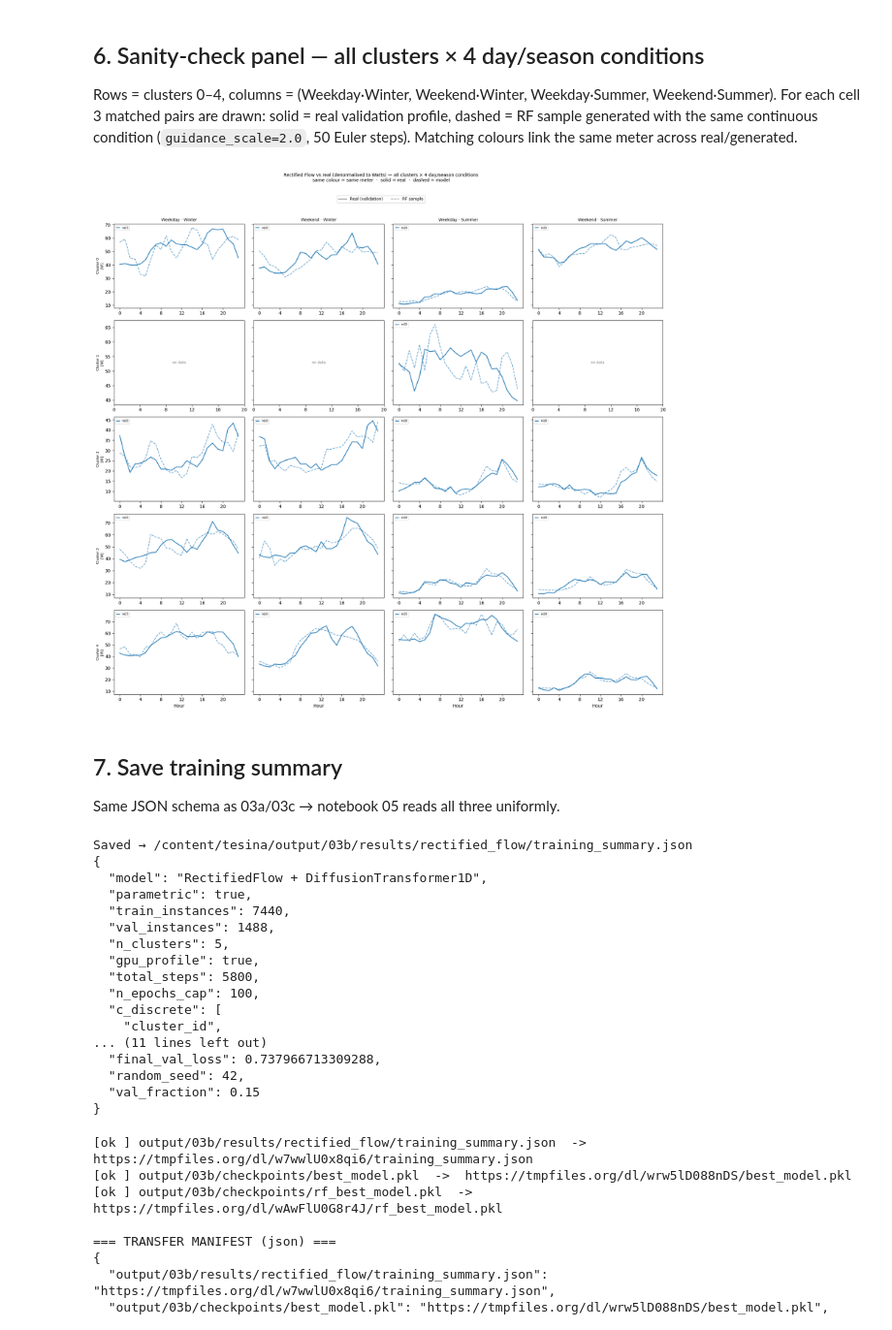
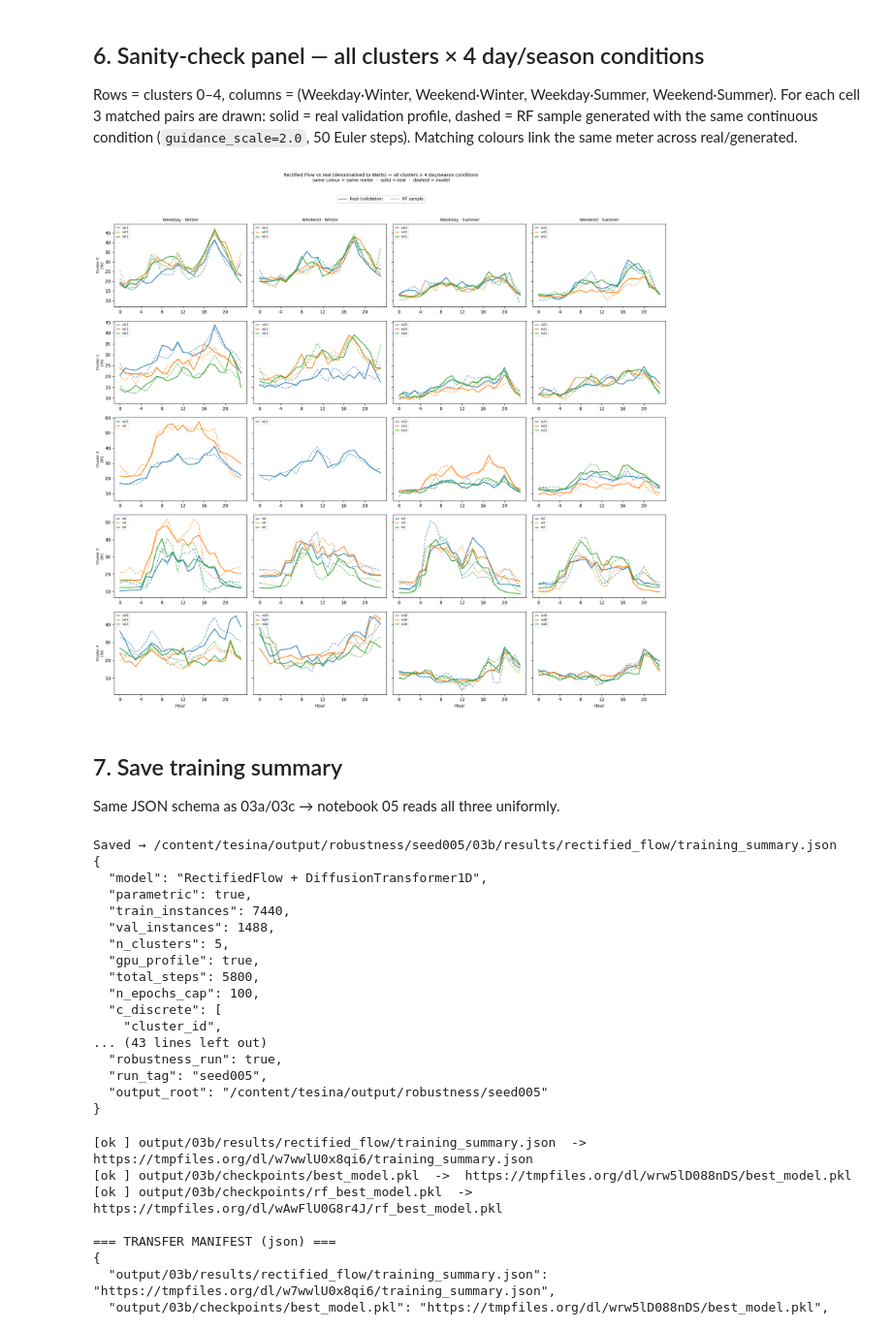
Before and after one commit to ncapac/tesina, a Jupyter notebook: notebooks/03b_rectified_flow_training.ipynb, the cells around one changed output. Shown at 97% size. Drawn from its saved outputs; the diff is of its cells as text; code cells hidden in the pictures.

```diff
--- a/notebooks/03b_rectified_flow_training.ipynb
+++ b/notebooks/03b_rectified_flow_training.ipynb
@@ -81,8 +89,14 @@ if not GPU and _dev0 in ("gpu", "tpu"):
     GPU = True   # auto-upgrade when an accelerator is actually present
 print(f"[runtime] jax device = {_dev0!r}  GPU profile = {GPU}")
 
-RANDOM_SEED  = 42
+RANDOM_SEED  = int(os.environ.get("TESINA_METER_SPLIT_SEED", os.environ.get("TESINA_SPLIT_SEED", "42")))
 VAL_FRACTION = 0.15
 BATCH_SIZE   = 128 if GPU else 64
+ROBUSTNESS_RUN = bool(int(os.environ.get("TESINA_ROBUSTNESS", "0")))
+RUN_TAG = f"seed{RANDOM_SEED:03d}"
+OUTPUT_ROOT = pathlib.Path(OUTPUT_DIR)
+RUN_OUTPUT_DIR = OUTPUT_ROOT / "robustness" / RUN_TAG if ROBUSTNESS_RUN else OUTPUT_ROOT
+print(f"[split] meter_split_seed={RANDOM_SEED}  val_fraction={VAL_FRACTION}")
+print(f"[outputs] robustness={ROBUSTNESS_RUN}  run_tag={RUN_TAG}  root={RUN_OUTPUT_DIR}")
 # %% [output]
 [runtime] jax device = 'gpu'  GPU profile = True
@@ -242,7 +258,7 @@ are identical to 03a:
 | **`GPU=False`**| 2 000  | 3      | 50     | 3        |
 | **`GPU=True`** | 100 000| 100    | 500    | 20       |
 # %%
-ckpt_dir = pathlib.Path(OUTPUT_DIR) / '03b' / 'checkpoints'
+ckpt_dir = RUN_OUTPUT_DIR / '03b' / 'checkpoints'
 ckpt_dir.mkdir(parents=True, exist_ok=True)
 # Runtime profile selects only epoch count + early-stop patience; total
 # steps are derived from loader length so the cosine LR schedule matches
@@ -257,6 +273,7 @@ TOTAL_STEPS     = N_EPOCHS * steps_per_epoch
 WARMUP          = max(20, int(0.05 * TOTAL_STEPS))
 print(f'[schedule] steps/epoch={steps_per_epoch}  total_steps={TOTAL_STEPS}  '
       f'warmup={WARMUP}  n_epochs={N_EPOCHS}')
+print(f'[checkpoint] {ckpt_dir}')
 
 trainer = RFTrainer(
     model=model, rf=rf,
@@ -321,7 +353,7 @@ from matplotlib.lines import Line2D
 from src.data.dataset import shape_denormalize
 
 hours = np.arange(24)
-n_sample = 1
+n_sample = 3
 key_smp = jax.random.PRNGKey(123)
 
 day_season_specs = [
@@ -366,43 +398,45 @@ for row, cid in enumerate(range(N_CLUSTERS)):
         gen_norm = np.asarray(rf.sample(
             trainer.model, cd_q, cc_q,
             seq_len=24, batch_size=len(chosen), key=sub,
-            n_steps=20, guidance_scale=2.0,
+            n_steps=50, guidance_scale=2.0,
         ))
         lm_q, ls_q = invert_scale_z(np.asarray(cc_q[:, 1]),
                                     np.asarray(cc_q[:, 2]), scale_stats)
         real_W = shape_denormalize(x_val[chosen], log_mean_val[chosen], log_std_val[chosen])
         gen_W = shape_denormalize(gen_norm, lm_q, ls_q)
         for k, ci in enumerate(chosen):
             mid = int(mid_val[ci])
             color = pair_colors[k]
             ax.plot(hours, real_W[k], color=color, linewidth=1.8, linestyle='-', alpha=0.9, label=f'm{mid}')
             ax.plot(hours, gen_W[k], color=color, linewidth=1.4, linestyle='--', alpha=0.7, label='_nolegend_')
         handles, labels = ax.get_legend_handles_labels()
         ax.legend(handles, labels, fontsize=6.5, loc='upper left', framealpha=0.6, ncol=1, handlelength=1.0)
 
 style_legend = [
     Line2D([0], [0], color='grey', linewidth=1.8, linestyle='-', label='Real (validation)'),
     Line2D([0], [0], color='grey', linewidth=1.4, linestyle='--', label='RF sample'),
 ]
 fig.legend(handles=style_legend, loc='upper center', ncol=2,
            fontsize=9, bbox_to_anchor=(0.5, 1.01), framealpha=0.85)
 plt.suptitle(
     'Rectified Flow vs real (denormalised to Watts) — all clusters × 4 day/season conditions\n'
     'same colour = same meter  ·  solid = real  ·  dashed = model',
     fontsize=10, y=1.05,
 )
 plt.tight_layout()
 plt.show()
 # %% [output]
-[figure, old version]
+[figure, new version]
 # %% [markdown]
 ## 7. Save training summary
 
 Same JSON schema as 03a/03c → notebook 05 reads all three uniformly.
 # %%
-results_dir = pathlib.Path(OUTPUT_DIR) / '03b' / 'results' / 'rectified_flow'
+results_dir = RUN_OUTPUT_DIR / '03b' / 'results' / 'rectified_flow'
 results_dir.mkdir(parents=True, exist_ok=True)
 summary_path = results_dir / 'training_summary.json'
+train_meters = sorted(int(m) for m in np.unique(mid_tr))
+val_meters = sorted(int(m) for m in np.unique(mid_val))
 
 summary = {
     'model'         : 'RectifiedFlow + DiffusionTransformer1D',
@@ -420,13 +454,19 @@ summary = {
     'final_train_loss': float(trainer.train_losses[-1]) if trainer.train_losses else None,
     'final_val_loss'  : float(trainer.val_losses[-1])   if trainer.val_losses   else None,
     'random_seed'   : RANDOM_SEED,
+    'meter_split_seed': RANDOM_SEED,
     'val_fraction'  : VAL_FRACTION,
+    'train_meters'  : train_meters,
+    'val_meters'    : val_meters,
+    'robustness_run': bool(ROBUSTNESS_RUN),
+    'run_tag'       : RUN_TAG,
+    'output_root'   : str(RUN_OUTPUT_DIR),
 }
 summary_path.write_text(json.dumps(summary, indent=2))
 print(f'Saved → {summary_path}')
 print(json.dumps(summary, indent=2))
 # %% [output]
-Saved → /content/tesina/output/03b/results/rectified_flow/training_summary.json
+Saved → /content/tesina/output/robustness/seed005/03b/results/rectified_flow/training_summary.json
 {
   "model": "RectifiedFlow + DiffusionTransformer1D",
   "parametric": true,
@@ -438,10 +478,10 @@ Saved → /content/tesina/output/03b/results/rectified_flow/training_summary.jso
   "n_epochs_cap": 100,
   "c_discrete": [
     "cluster_id",
-... (11 lines left out)
-  "final_val_loss": 0.737966713309288,
-  "random_seed": 42,
-  "val_fraction": 0.15
+... (43 lines left out)
+  "robustness_run": true,
+  "run_tag": "seed005",
+  "output_root": "/content/tesina/output/robustness/seed005"
 }
 # %%
 # === Sync GPU results to local: try several anonymous hosts ===============
```
Also changed, not shown: parts of 5 cells of this notebook, 34 other files.
